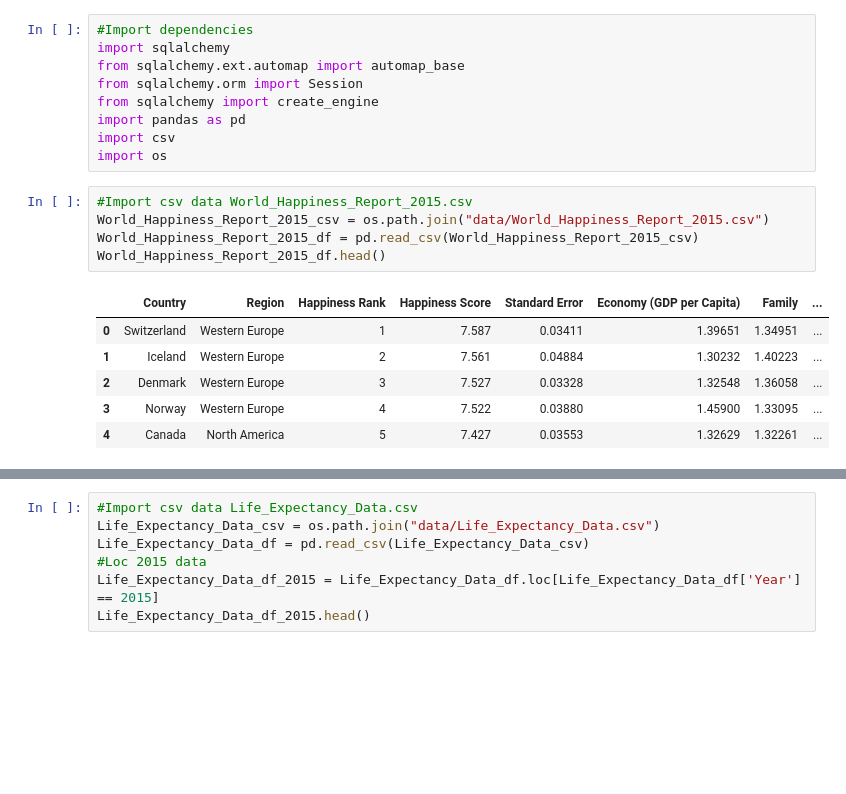
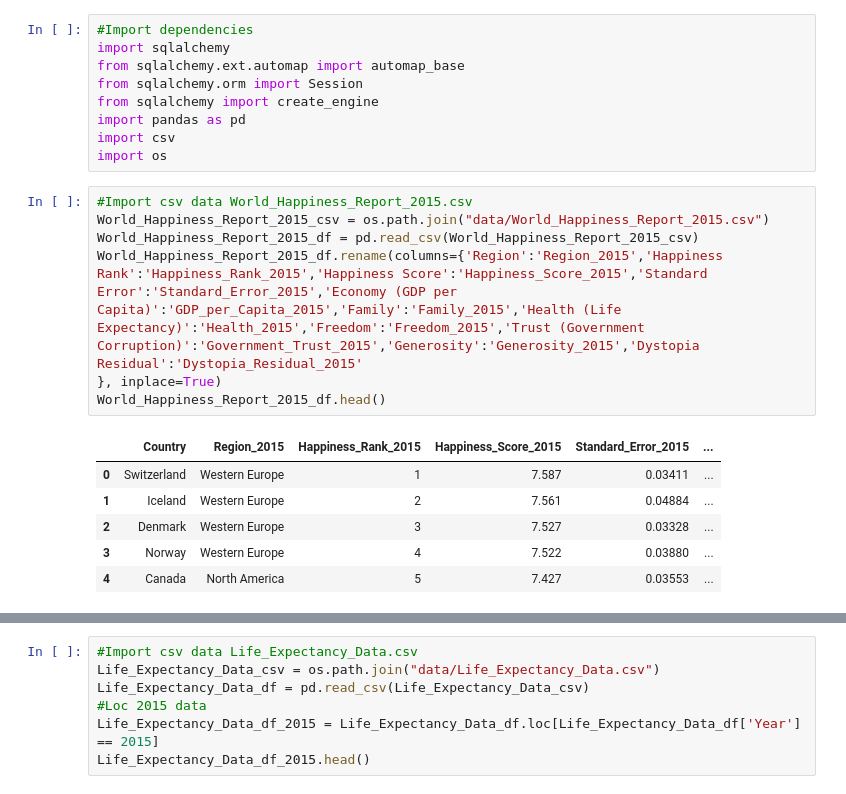
Before and after one commit to xliu510/Happiness, a Jupyter notebook: Import-export-clean-data.ipynb, the cells around one changed output, grey strips where cells are left out. Saved outputs shown, nothing was run; the diff lists cells and outputs as text; blank space fills up the shorter version.

```diff
--- a/Import-export-clean-data.ipynb
+++ b/Import-export-clean-data.ipynb
@@ -10,15 +10,17 @@ import os
 # %%
 #Import csv data World_Happiness_Report_2015.csv
 World_Happiness_Report_2015_csv = os.path.join("data/World_Happiness_Report_2015.csv")
 World_Happiness_Report_2015_df = pd.read_csv(World_Happiness_Report_2015_csv)
+World_Happiness_Report_2015_df.rename(columns={'Region':'Region_2015','Happiness Rank':'Happiness_Rank_2015','Happiness Score':'Happiness_Score_2015','Standard Error':'Standard_Error_2015','Economy (GDP per Capita)':'GDP_per_Capita_2015','Family':'Family_2015','Health (Life Expectancy)':'Health_2015','Freedom':'Freedom_2015','Trust (Government Corruption)':'Government_Trust_2015','Generosity':'Generosity_2015','Dystopia Residual':'Dystopia_Residual_2015'
+}, inplace=True)
 World_Happiness_Report_2015_df.head()
 # %% [output]
-|  | Country | Region | Happiness Rank | Happiness Score | Standard Error | Economy (GDP per Capita) | Family | ... |
-| 0 | Switzerland | Western Europe | 1 | 7.587 | 0.03411 | 1.39651 | 1.34951 | ... |
-| 1 | Iceland | Western Europe | 2 | 7.561 | 0.04884 | 1.30232 | 1.40223 | ... |
-| 2 | Denmark | Western Europe | 3 | 7.527 | 0.03328 | 1.32548 | 1.36058 | ... |
-| 3 | Norway | Western Europe | 4 | 7.522 | 0.03880 | 1.45900 | 1.33095 | ... |
-| 4 | Canada | North America | 5 | 7.427 | 0.03553 | 1.32629 | 1.32261 | ... |
+|  | Country | Region_2015 | Happiness_Rank_2015 | Happiness_Score_2015 | Standard_Error_2015 | ... |
+| 0 | Switzerland | Western Europe | 1 | 7.587 | 0.03411 | ... |
+| 1 | Iceland | Western Europe | 2 | 7.561 | 0.04884 | ... |
+| 2 | Denmark | Western Europe | 3 | 7.527 | 0.03328 | ... |
+| 3 | Norway | Western Europe | 4 | 7.522 | 0.03880 | ... |
+| 4 | Canada | North America | 5 | 7.427 | 0.03553 | ... |
 # %%
 #Import csv data World_Happiness_Report_2016.csv
 World_Happiness_Report_2016_csv = os.path.join("data/World_Happiness_Report_2016.csv")
```
Also changed, not shown: parts of 8 cells of this notebook, 1 other file.
